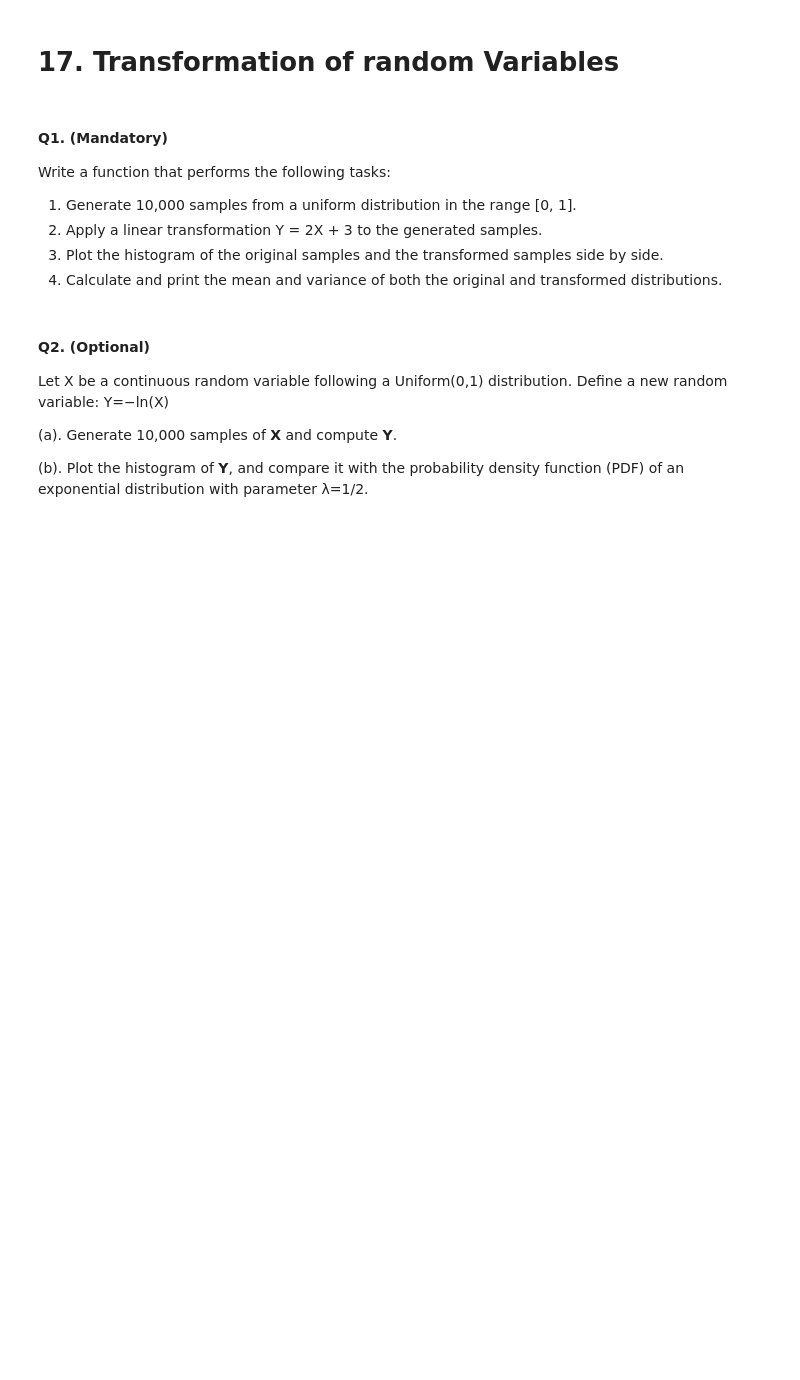
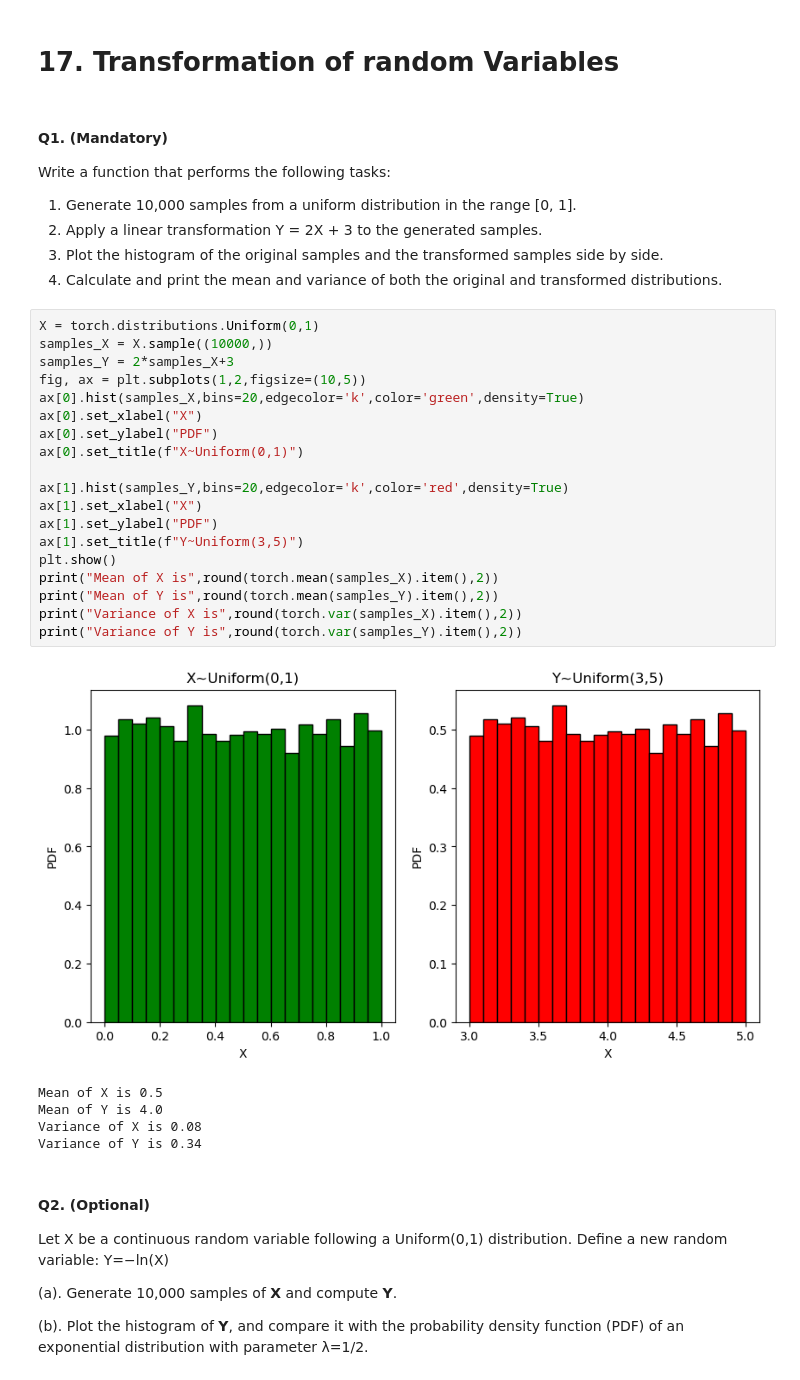
Before and after one commit to ChaitanyaBhoite/PSDV_Assgn_4, a Jupyter notebook: Lab4-Random-Variables.ipynb, the cells around one changed output. Saved outputs shown, nothing was run; the diff lists cells and outputs as text; blank space fills up the shorter version.

```diff
--- a/Lab4-Random-Variables.ipynb
+++ b/Lab4-Random-Variables.ipynb
@@ -1533,6 +1596,31 @@ Write a function that performs the following tasks:
 2. Apply a linear transformation Y = 2X + 3 to the generated samples.
 3. Plot the histogram of the original samples and the transformed samples side by side.
 4. Calculate and print the mean and variance of both the original and transformed distributions.
+# %%
+X = torch.distributions.Uniform(0,1)
+samples_X = X.sample((10000,))
+samples_Y = 2*samples_X+3
+fig, ax = plt.subplots(1,2,figsize=(10,5))
+ax[0].hist(samples_X,bins=20,edgecolor='k',color='green',density=True)
+ax[0].set_xlabel("X")
+ax[0].set_ylabel("PDF")
+ax[0].set_title(f"X~Uniform(0,1)")
+
+ax[1].hist(samples_Y,bins=20,edgecolor='k',color='red',density=True)
+ax[1].set_xlabel("X")
+ax[1].set_ylabel("PDF")
+ax[1].set_title(f"Y~Uniform(3,5)")
+plt.show()
+print("Mean of X is",round(torch.mean(samples_X).item(),2))
+print("Mean of Y is",round(torch.mean(samples_Y).item(),2))
+print("Variance of X is",round(torch.var(samples_X).item(),2))
+print("Variance of Y is",round(torch.var(samples_Y).item(),2))
+# %% [output]
+[figure, added]
+Mean of X is 0.5
+Mean of Y is 4.0
+Variance of X is 0.08
+Variance of Y is 0.34
 # %% [markdown]
 #### Q2. (Optional)
 Let X be a continuous random variable following a Uniform(0,1) distribution. Define a new random variable: Y=−ln(X)
```
Also changed, not shown: parts of 41 cells of this notebook, 1 other file.
